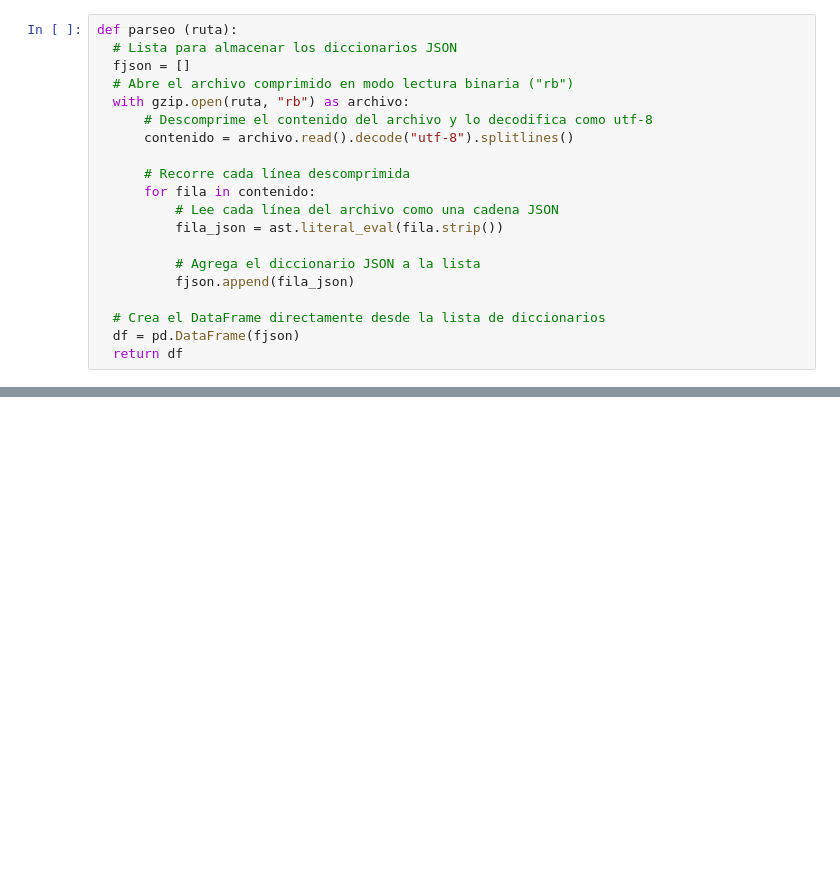
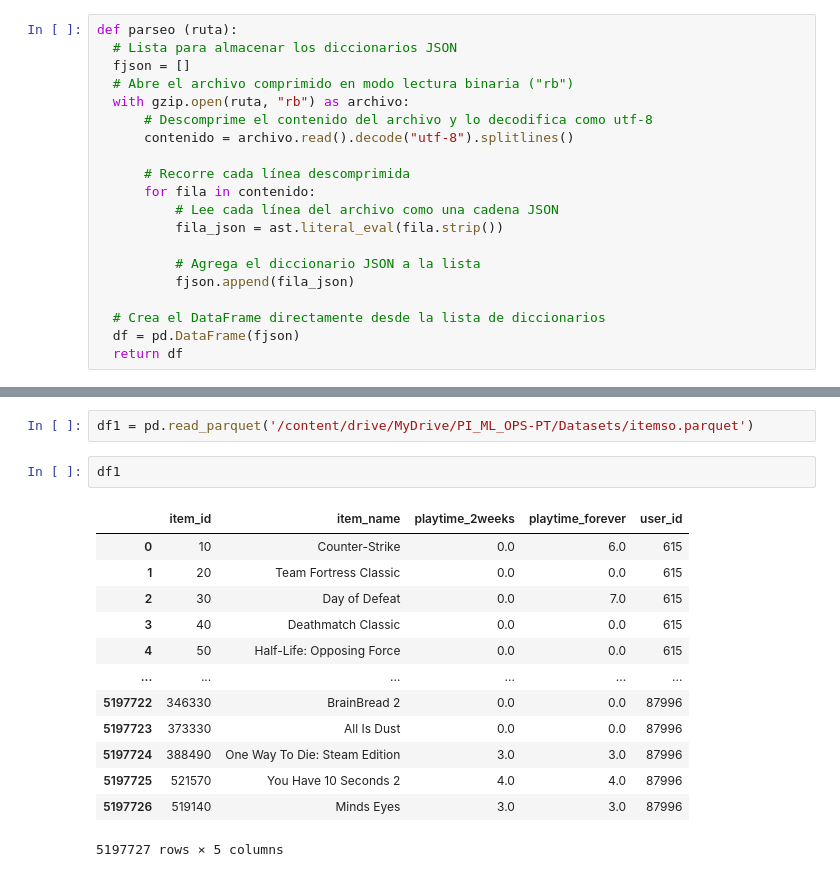
Before and after one commit to PrietoPy/PI_ML_OPS-PT, a Jupyter notebook: Notebooks/ETL - FE - Items.ipynb, the cells around one changed output, grey strips where cells are left out. Drawn from its saved outputs; the diff is of its cells as text; blank space fills up the shorter version.

```diff
--- a/Notebooks/ETL - FE - Items.ipynb
+++ b/Notebooks/ETL - FE - Items.ipynb
@@ -29,0 +247,18 @@ MemoryError:
+# %%
+df1 = pd.read_parquet('/content/drive/MyDrive/PI_ML_OPS-PT/Datasets/itemso.parquet')
+# %%
+df1
+# %% [output]
+|  | item_id | item_name | playtime_2weeks | playtime_forever | user_id |
+| 0 | 10 | Counter-Strike | 0.0 | 6.0 | 615 |
+| 1 | 20 | Team Fortress Classic | 0.0 | 0.0 | 615 |
+| 2 | 30 | Day of Defeat | 0.0 | 7.0 | 615 |
+| 3 | 40 | Deathmatch Classic | 0.0 | 0.0 | 615 |
+| 4 | 50 | Half-Life: Opposing Force | 0.0 | 0.0 | 615 |
+| ... | ... | ... | ... | ... | ... |
+| 5197722 | 346330 | BrainBread 2 | 0.0 | 0.0 | 87996 |
+| 5197723 | 373330 | All Is Dust | 0.0 | 0.0 | 87996 |
+| 5197724 | 388490 | One Way To Die: Steam Edition | 3.0 | 3.0 | 87996 |
+| 5197725 | 521570 | You Have 10 Seconds 2 | 4.0 | 4.0 | 87996 |
+| 5197726 | 519140 | Minds Eyes | 3.0 | 3.0 | 87996 |
+5197727 rows × 5 columns
```
Also changed, not shown: parts of 33 cells of this notebook, 3 other files.
